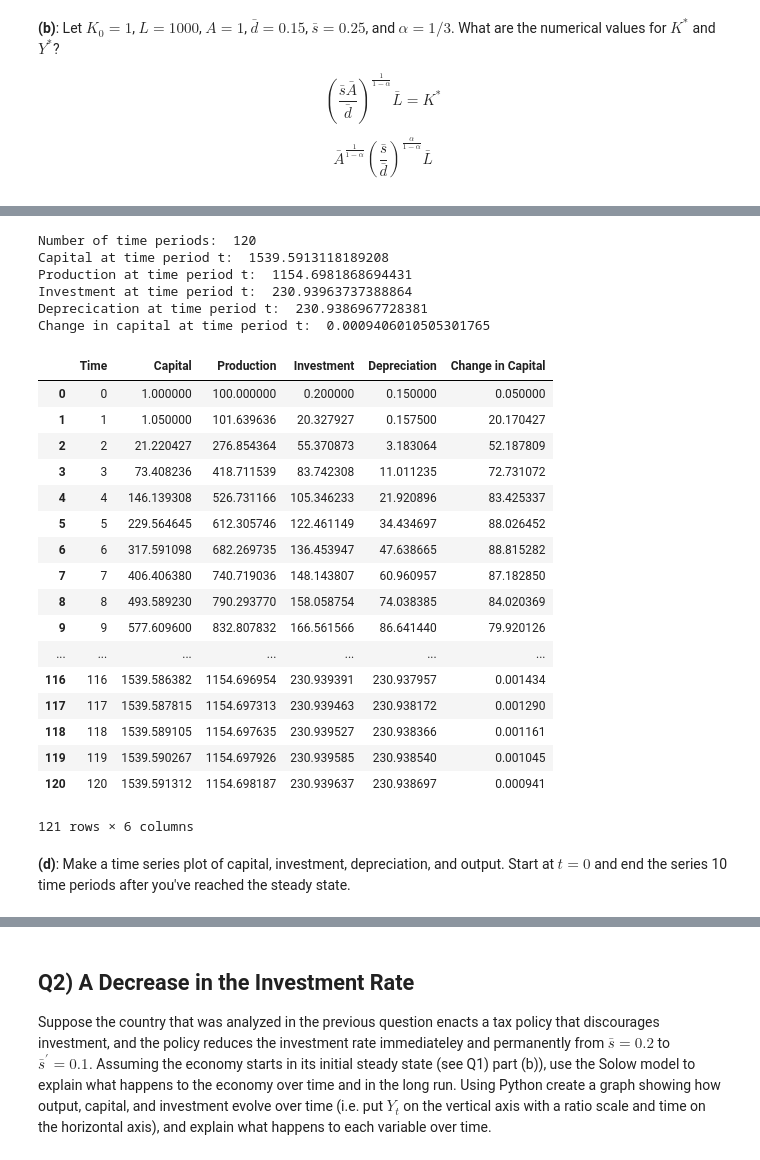
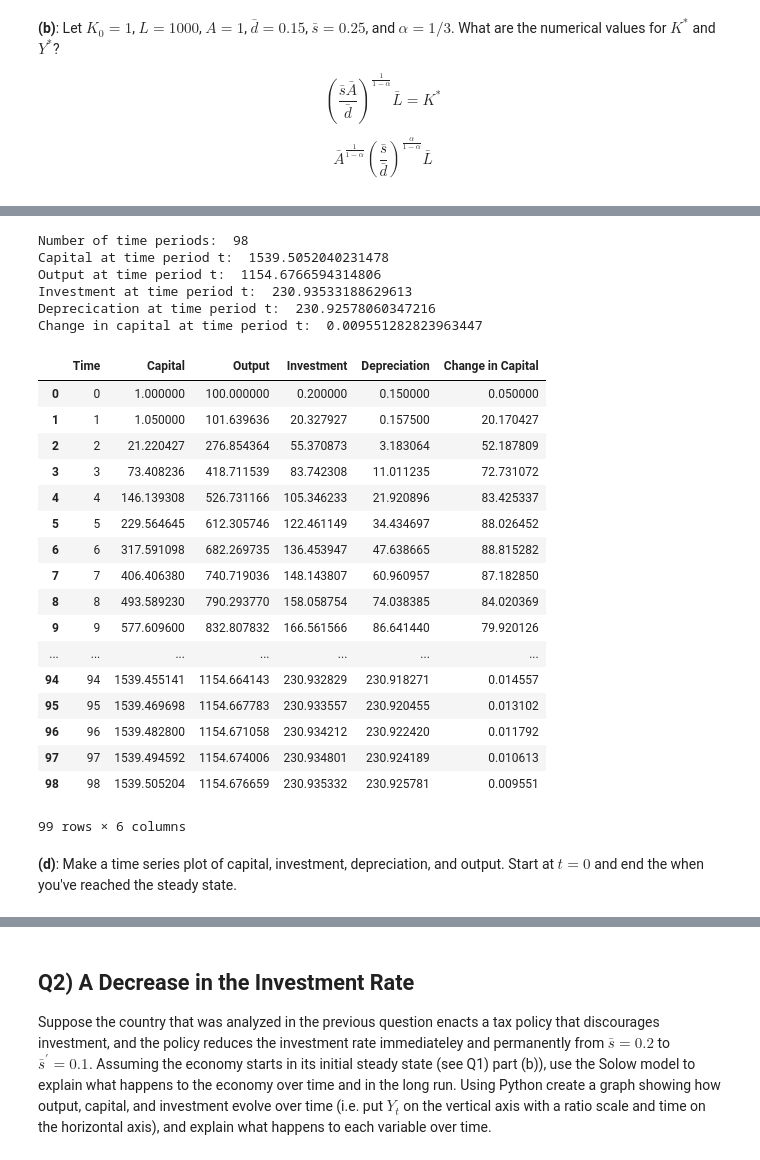
Before and after one commit to dylanjm/econ_381_development, a Jupyter notebook: solution_versions/chapter_05_solutions.ipynb, the cells around one changed output, grey strips where cells are left out. Saved outputs shown, nothing was run; the diff lists cells and outputs as text; code cells hidden in the pictures.

```diff
--- a/solution_versions/chapter_05_solutions.ipynb
+++ b/solution_versions/chapter_05_solutions.ipynb
@@ -145,49 +145,49 @@ def production_function(A, K, L, alpha):
 # Defining the arrays
 time = [0]
 capital = np.array([K_0])
-production = np.array([production_function(A, K_0, L, alpha)])
+output = np.array([production_function(A, K_0, L, alpha)])
 investment = np.array([s * capital[0]])
 depreciation = np.array([d * capital[0]])
 change_in_capital = np.array([investment[0] - depreciation[0]])
 i = 0
 
-# Using a while loop to run until we are within .01 of the steady state we calculated in part (a)
-while (abs(capital[i] - capital_steady_state)) > .01:
+# Using a while loop to run until we are within .01 of the steady state we calculated in part (b)
+while (abs(capital[i] - capital_steady_state)) > 0.1:
     i += 1
     time = np.append(time, i)
     capital = np.append(capital, capital[i - 1] + change_in_capital[i - 1])
-    production = np.append(production, production_function(A, capital[i], L, alpha))
-    investment = np.append(investment, s * production[i])
+    output = np.append(output, production_function(A, capital[i], L, alpha))
+    investment = np.append(investment, s * output[i])
     depreciation = np.append(depreciation, d * capital[i])
     change_in_capital = np.append(change_in_capital, investment[i] - depreciation[i])
 
 # Print the results
 print('Number of time periods: ', time[i])
 print('Capital at time period t: ', capital[i])
-print('Production at time period t: ', production[i])
+print('Output at time period t: ', output[i])
 print('Investment at time period t: ', investment[i])
 print('Deprecication at time period t: ', depreciation[i])
 print('Change in capital at time period t: ', change_in_capital[i], '\n')
 
 # Print the data frame with the final values
 # Run this code to create the data frame!
 
 df = pd.DataFrame({'Time':time,
                    'Capital':capital,
-                  'Production':production,
+                  'Output':output,
                   'Investment':investment,
                   'Depreciation':depreciation,
                   'Change in Capital':change_in_capital},
-                  columns=['Time', 'Capital', 'Production', 'Investment', 'Depreciation', 'Change in Capital'])
+                  columns=['Time', 'Capital', 'Output', 'Investment', 'Depreciation', 'Change in Capital'])
 df
 # %% [output]
-Number of time periods:  120
-Capital at time period t:  1539.5913118189208
-Production at time period t:  1154.6981868694431
-Investment at time period t:  230.93963737388864
-Deprecication at time period t:  230.9386967728381
-Change in capital at time period t:  0.0009406010505301765
+Number of time periods:  98
+Capital at time period t:  1539.5052040231478
+Output at time period t:  1154.6766594314806
+Investment at time period t:  230.93533188629613
+Deprecication at time period t:  230.92578060347216
+Change in capital at time period t:  0.009551282823963447
-|  | Time | Capital | Production | Investment | Depreciation | Change in Capital |
+|  | Time | Capital | Output | Investment | Depreciation | Change in Capital |
 | 0 | 0 | 1.000000 | 100.000000 | 0.200000 | 0.150000 | 0.050000 |
 | 1 | 1 | 1.050000 | 101.639636 | 20.327927 | 0.157500 | 20.170427 |
 | 2 | 2 | 21.220427 | 276.854364 | 55.370873 | 3.183064 | 52.187809 |
@@ -199,13 +199,13 @@ Change in capital at time period t:  0.0009406010505301765
 | 8 | 8 | 493.589230 | 790.293770 | 158.058754 | 74.038385 | 84.020369 |
 | 9 | 9 | 577.609600 | 832.807832 | 166.561566 | 86.641440 | 79.920126 |
 | ... | ... | ... | ... | ... | ... | ... |
-| 116 | 116 | 1539.586382 | 1154.696954 | 230.939391 | 230.937957 | 0.001434 |
-| 117 | 117 | 1539.587815 | 1154.697313 | 230.939463 | 230.938172 | 0.001290 |
-| 118 | 118 | 1539.589105 | 1154.697635 | 230.939527 | 230.938366 | 0.001161 |
-| 119 | 119 | 1539.590267 | 1154.697926 | 230.939585 | 230.938540 | 0.001045 |
-| 120 | 120 | 1539.591312 | 1154.698187 | 230.939637 | 230.938697 | 0.000941 |
+| 94 | 94 | 1539.455141 | 1154.664143 | 230.932829 | 230.918271 | 0.014557 |
+| 95 | 95 | 1539.469698 | 1154.667783 | 230.933557 | 230.920455 | 0.013102 |
+| 96 | 96 | 1539.482800 | 1154.671058 | 230.934212 | 230.922420 | 0.011792 |
+| 97 | 97 | 1539.494592 | 1154.674006 | 230.934801 | 230.924189 | 0.010613 |
+| 98 | 98 | 1539.505204 | 1154.676659 | 230.935332 | 230.925781 | 0.009551 |
-121 rows × 6 columns
+99 rows × 6 columns
 # %% [markdown]
-__(d)__: Make a time series plot of capital, investment, depreciation, and output. Start at $t=0$ and end the series 10 time periods after you've reached the steady state.
+__(d)__: Make a time series plot of capital, investment, depreciation, and output. Start at $t=0$ and end the when you've reached the steady state.
 # %%
 # Insert Python Code Here:
```
Also changed, not shown: parts of 5 cells of this notebook, 1 other file.
